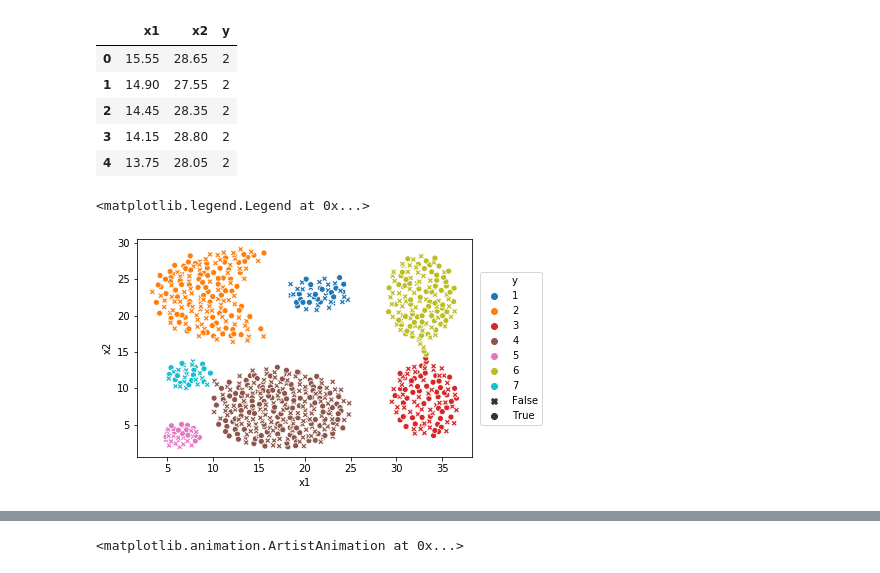
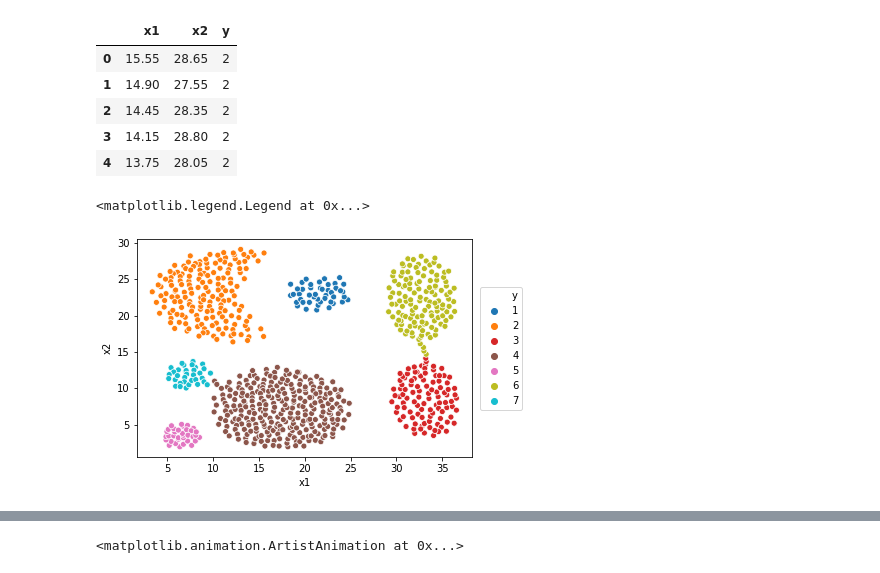
Before and after one commit to mahdiou-diallo/ActiveLearning, a Jupyter notebook: notebook.ipynb, the cells around one changed output, grey strips where cells are left out. Cells and saved outputs as stored; diff of their text form; code cells hidden in the pictures.

```diff
--- a/notebook.ipynb
+++ b/notebook.ipynb
@@ -116,13 +117,11 @@ sample.head()
 # %%
 ax = sns.scatterplot(sample.x1, sample.x2,
                 hue=sample.y, palette='tab10',
-                style=(np.random.uniform(size=sample.shape[0]) > .5),
-                markers={True: 'o', False: 'X'},
                 legend='full')
 ax.legend(loc='center left', bbox_to_anchor=(1.01,.5))
 # %% [output]
 <matplotlib.legend.Legend at 0x...>
-[figure, old version]
+[figure, new version]
 # %%
 X = sample[['x1', 'x2']].values
 y = sample.y.values
```
Also changed, not shown: parts of 9 cells of this notebook, 1 other file.
